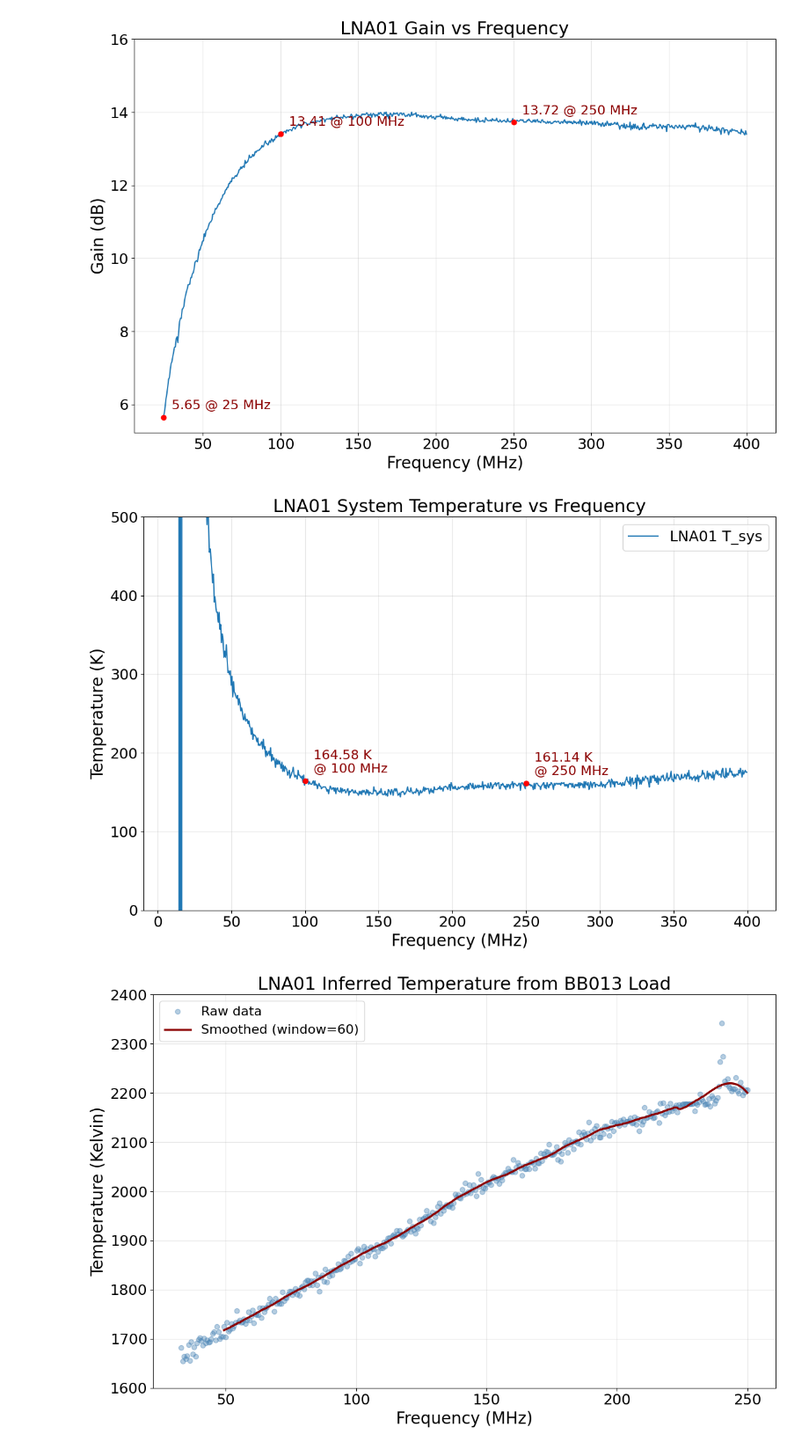
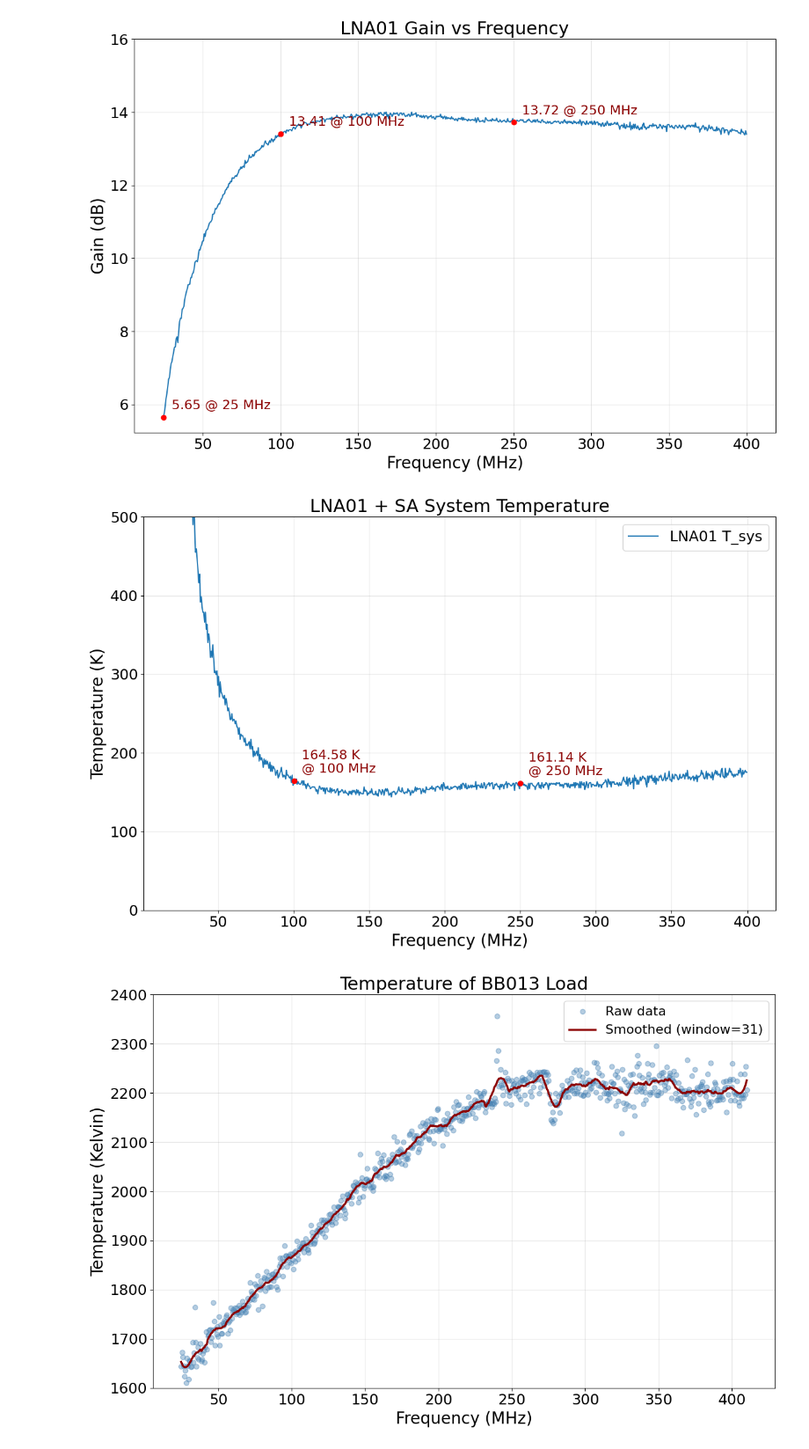
Before and after one commit to alhosani-abdulla/Highz-EXP, a Jupyter notebook: notebooks/Y_factor.ipynb, the cells around one changed output. Shown at 88% size. Saved outputs shown, nothing was run; the diff lists cells and outputs as text; code cells hidden in the pictures.

```diff
--- a/notebooks/Y_factor.ipynb
+++ b/notebooks/Y_factor.ipynb
@@ -169,23 +174,23 @@ LNA_thermo.plot_gain(title='LNA01 Gain vs Frequency', ylabel='Gain (dB)', ymax=1
 [figure]
 # %%
 LNA_thermo.plot_temps(LNA_thermo.f/1e6, [LNA_thermo.T_sys], labels=['LNA01 T_sys'],
-                      start_freq=10, end_freq=400, ymax=500,
-                      title='LNA01 System Temperature vs Frequency',
+                      start_freq=20, end_freq=400, ymax=500,
+                      title='LNA01 + SA System Temperature',
                       ylabel='Temperature (K)',
                       marker_freqs=[25, 100, 250],
                       smoothing=False,
                       save_path=pjoin(plot_path, 'LNA01_Tsys_vs_Frequency.png'))
 # %% [output]
-[figure, old version]
+[figure, new version]
 # %%
-LNA01_BB013.despike(threshold=5)
-LNA_thermo.smooth(inplace=True, smoothing_kwargs={"window":60})
+# LNA01_BB013.despike(threshold=5)
+# LNA_thermo.smooth(inplace=True, smoothing_kwargs={"window":60})
 BB_inferred = LNA_thermo.infer_temperature(LNA01_BB013.unit_convert('dBm', 'kelvin', channel_width=1e6, inplace=False),
-                            start_freq=25, end_freq=250, ymax=2400, ymin=1600,
-                            smoothing='savgol', window_size=60,
-                            title='LNA01 Inferred Temperature from BB013 Load',
+                            start_freq=25, end_freq=410, ymax=2400, ymin=1600,
+                            # smoothing='savgol', window_size=60,
+                            title='Temperature of BB013 Load',
                             save_path=None)
                             # save_path=pjoin(plot_path, 'LNA01_Inferred_Temperature_BB013.png'))
 # %% [output]
-[figure, old version]
+[figure, new version]
 # %%
```
Also changed, not shown: parts of 6 cells of this notebook.
